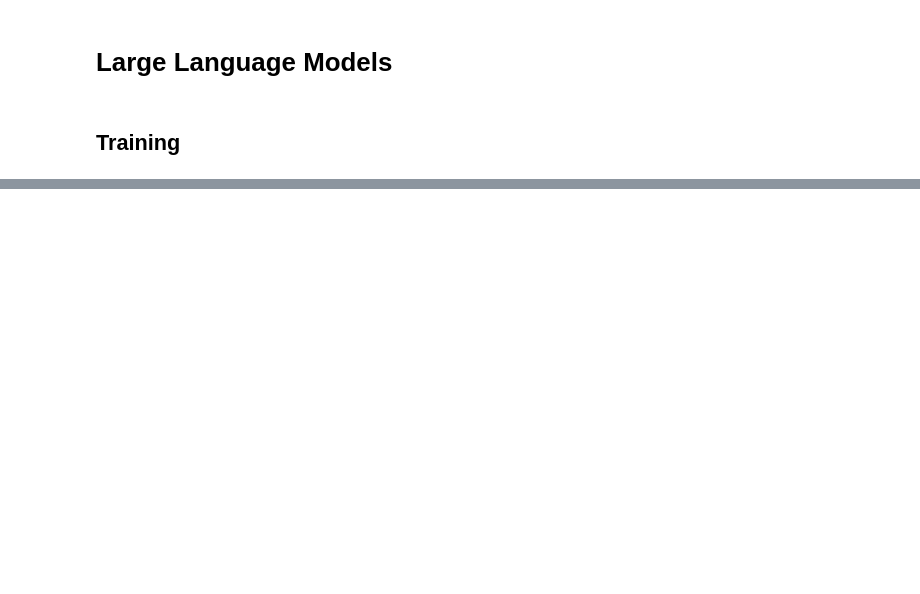
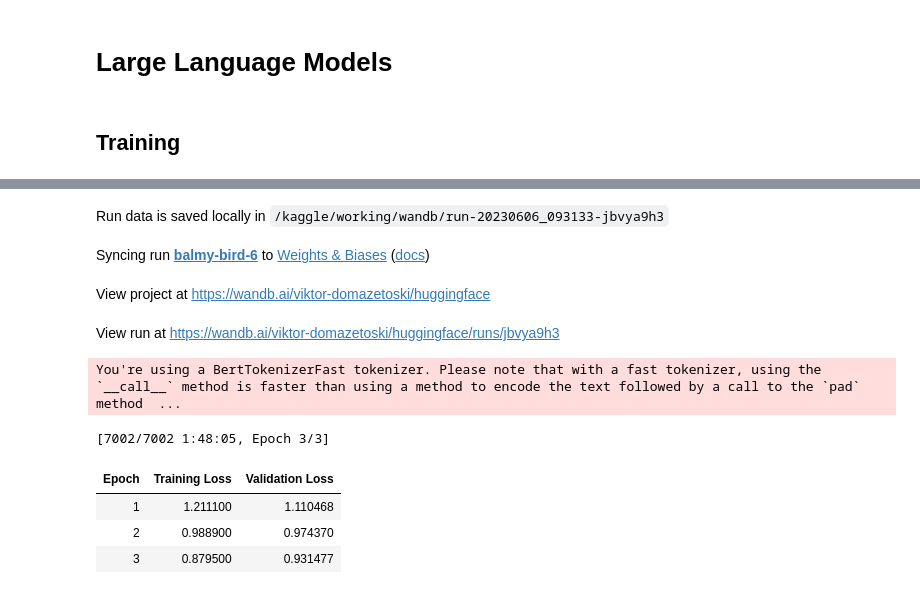
Before and after one commit to ViktorDomazetoski/Ecological-LLMs, a Jupyter notebook: Family Prediction/02. FamilyClassification_Model_Comparison.ipynb, the cells around one changed output, grey strips where cells are left out. Drawn from its saved outputs; the diff is of its cells as text; code cells hidden in the pictures; blank space fills up the shorter version.

Commit message:
Kaggle | Working LR & LLM Classification Notebook

```diff
--- a/Family Prediction/02. FamilyClassification_Model_Comparison.ipynb
+++ b/Family Prediction/02. FamilyClassification_Model_Comparison.ipynb
@@ -123,5 +124,5 @@ df_POWO_Fam
 # %%
-df_WIKI_Fam =  pd.read_excel(colab_dir + "WIKI_Family.xlsx")
+df_WIKI_Fam =  pd.read_excel(working_dir + "WIKI_Family.xlsx")
 WIKI_Filter = df_WIKI_Fam["family"].value_counts().keys()[df_WIKI_Fam["family"].value_counts().values>=description_threshold].values
 df_WIKI_Fam = df_WIKI_Fam[df_WIKI_Fam["family"].apply(lambda x: x in WIKI_Filter)]
 raw_datasets["WIKI"] = df_WIKI_Fam
@@ -155,13 +156,16 @@ Number of families per dataset:
 preprocessed_datasets_dict = {}
 # %%
 for dataset_name in list(raw_datasets.keys()):
-  X_train, X_test, \
-  y_train, y_test, \
-  indices_train, indices_test \
-  = train_test_split(raw_datasets[dataset_name]["BERT_description"], raw_datasets[dataset_name]["family"], np.arange(len(raw_datasets[dataset_name])), test_size=0.25, random_state=42)
+    labelencoder = LabelEncoder()
+    raw_datasets[dataset_name]["family_encoded"] = labelencoder.fit_transform(raw_datasets[dataset_name]["family"])
 
-  preprocessed_datasets_dict[dataset_name] = DatasetDict()
-  preprocessed_datasets_dict[dataset_name]["train"] = prepare_data(X_train, y_train)
-  preprocessed_datasets_dict[dataset_name]["validation"] = prepare_data(X_test, y_test)
+    X_train, X_test, \
+    y_train, y_test, \
+    indices_train, indices_test \
+    = train_test_split(raw_datasets[dataset_name]["BERT_description"], raw_datasets[dataset_name]["family_encoded"], np.arange(len(raw_datasets[dataset_name])), test_size=0.25, random_state=42)
+
+    preprocessed_datasets_dict[dataset_name] = DatasetDict()
+    preprocessed_datasets_dict[dataset_name]["train"] = prepare_data(X_train, y_train)
+    preprocessed_datasets_dict[dataset_name]["validation"] = prepare_data(X_test, y_test)
 # %%
 for dataset_name in list(raw_datasets.keys()):
@@ -254,31 +265,32 @@ else:
 # %%
-for model_name, model_checkpoint in zip(model_names[:], checkpoint_names[:]):
-  for dataset_name in list(raw_datasets.keys())[:]:
-    print(model_name, dataset_name)
+for model_name, model_checkpoint in zip(model_names[:1], checkpoint_names[:1]):
+    for dataset_name in list(raw_datasets.keys())[:1]:
+        print(model_name, dataset_name)
 
-    model_dict[dataset_name, model_name] = AutoModelForSequenceClassification.from_pretrained(model_checkpoint, num_labels=2)
+        model_dict[dataset_name, model_name] = AutoModelForSequenceClassification.from_pretrained(model_checkpoint, num_labels=len(np.unique(tokenized_datasets_dict[dataset_name, model_name]["validation"]["labels"])))
 
-    training_args = TrainingArguments(
-        output_dir = "{}-finetuned-family-{}".format(model_name, dataset_name),
-        learning_rate = 2e-5,
-        per_device_train_batch_size = 16,
-        per_device_eval_batch_size = 16,
-        num_train_epochs = 3,
-        weight_decay = 0.01,
-        evaluation_strategy = "epoch",
-        # push_to_hub=True,
-        fp16 = True
-    )
+        training_args = TrainingArguments(
+            output_dir = "{}-finetuned-family-{}".format(model_name, dataset_name),
+            learning_rate = 2e-5,
+            per_device_train_batch_size = 16,
+            per_device_eval_batch_size = 16,
+            num_train_epochs = 3,
+            weight_decay = 0.01,
+            evaluation_strategy = "epoch",
+            # push_to_hub=True,
+            # fp16 = True
+        )
 
-    trainer = Trainer(
-        model = model_dict[dataset_name, model_name],
-        args = training_args,
-        train_dataset = tokenized_datasets_dict[dataset_name, model_name]["train"],
-        eval_dataset = tokenized_datasets_dict[dataset_name, model_name]["validation"],
-        tokenizer = tokenizer_dict[model_name],
-        data_collator = data_collator_dict[model_name]
-    )
+        trainer = Trainer(
+            model = model_dict[dataset_name, model_name],
+            args = training_args,
+            train_dataset = tokenized_datasets_dict[dataset_name, model_name]["train"],
+            eval_dataset = tokenized_datasets_dict[dataset_name, model_name]["validation"],
+            tokenizer = tokenizer_dict[model_name],
+            data_collator = data_collator_dict[model_name]
+        )
 
-    trainer.train()
+        trainer.train()
 
-    # trainer.push_to_hub()
+        # trainer.push_to_hub()
+# %% [output]
@@ -285,3 +309,13 @@ for model_name, model_checkpoint in zip(model_names[:], checkpoint_names[:]):
+Run data is saved locally in /kaggle/working/wandb/run-20230606_093133-jbvya9h3
+Syncing run balmy-bird-6 to Weights & Biases (docs)
+View project at https://wandb.ai/viktor-domazetoski/huggingface
+View run at https://wandb.ai/viktor-domazetoski/huggingface/runs/jbvya9h3
+You're using a BertTokenizerFast tokenizer. Please note that with a fast tokenizer, using the `__call__` method is faster than using a method to encode the text followed by a call to the `pad` method  ...
+[7002/7002 1:48:05, Epoch 3/3]
+| Epoch | Training Loss | Validation Loss |
+| 1 | 1.211100 | 1.110468 |
+| 2 | 0.988900 | 0.974370 |
+| 3 | 0.879500 | 0.931477 |
 # %%
 results_list = []
 
```
Also changed, not shown: parts of 20 cells of this notebook.
